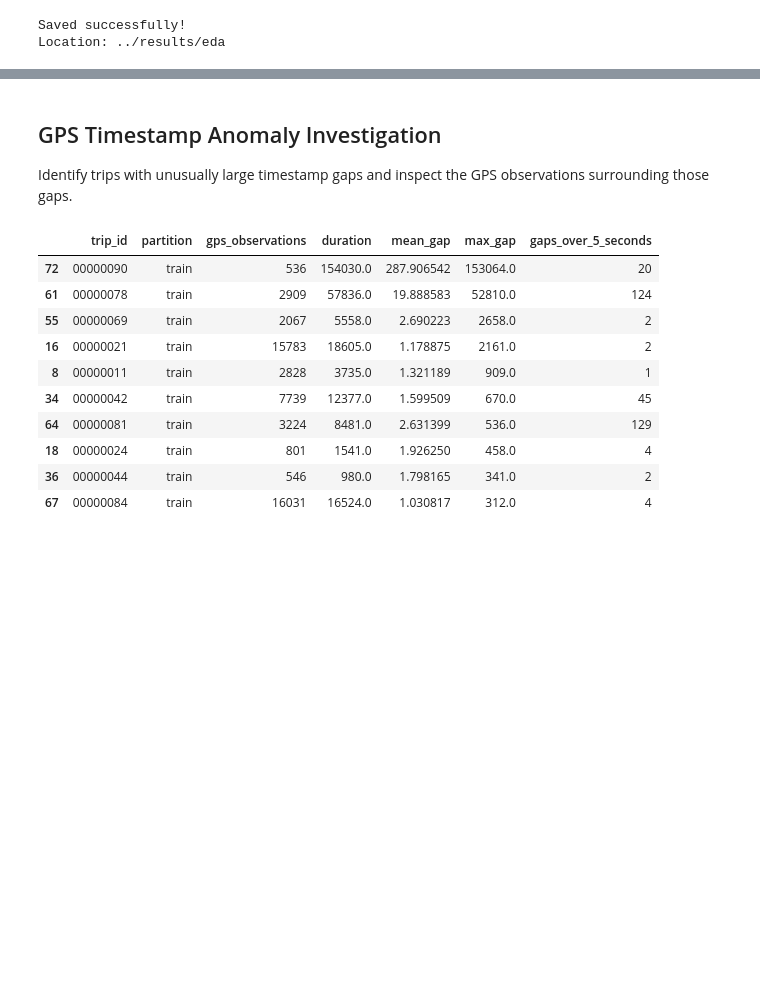
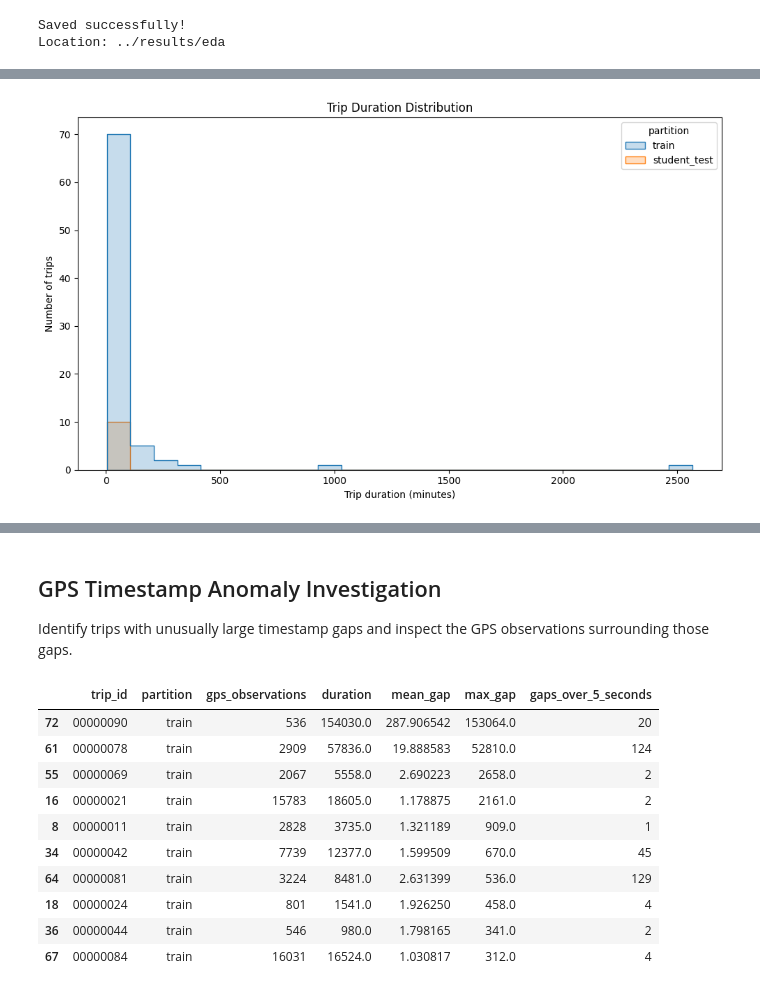
Before and after one commit to idwmu/ML-18_11-E-7, a Jupyter notebook: data_processing/eda.ipynb, the cells around one changed output, grey strips where cells are left out. Saved outputs shown, nothing was run; the diff lists cells and outputs as text; code cells hidden in the pictures; blank space fills up the shorter version.

```diff
--- a/data_processing/eda.ipynb
+++ b/data_processing/eda.ipynb
@@ -366,0 +400,30 @@ Location: ../results/eda
+# %%
+# plot trip duration distribution
+
+df_gps["duration_minutes"] = df_gps["duration"] / 60
+
+plt.figure(figsize=(10, 6))
+
+sns.histplot(
+    data=df_gps,
+    x="duration_minutes",
+    hue="partition",
+    bins=25,
+    element="step",
+    common_norm=False
+)
+
+plt.title("Trip Duration Distribution")
+plt.xlabel("Trip duration (minutes)")
+plt.ylabel("Number of trips")
+plt.tight_layout()
+
+plt.savefig(
+    PLOTS_PATH / "trip_duration_distribution.png",
+    dpi=300,
+    bbox_inches="tight"
+)
+
+plt.show()
+# %% [output]
+[figure, added]
```
Also changed, not shown: parts of 19 cells of this notebook, 17 other files.
